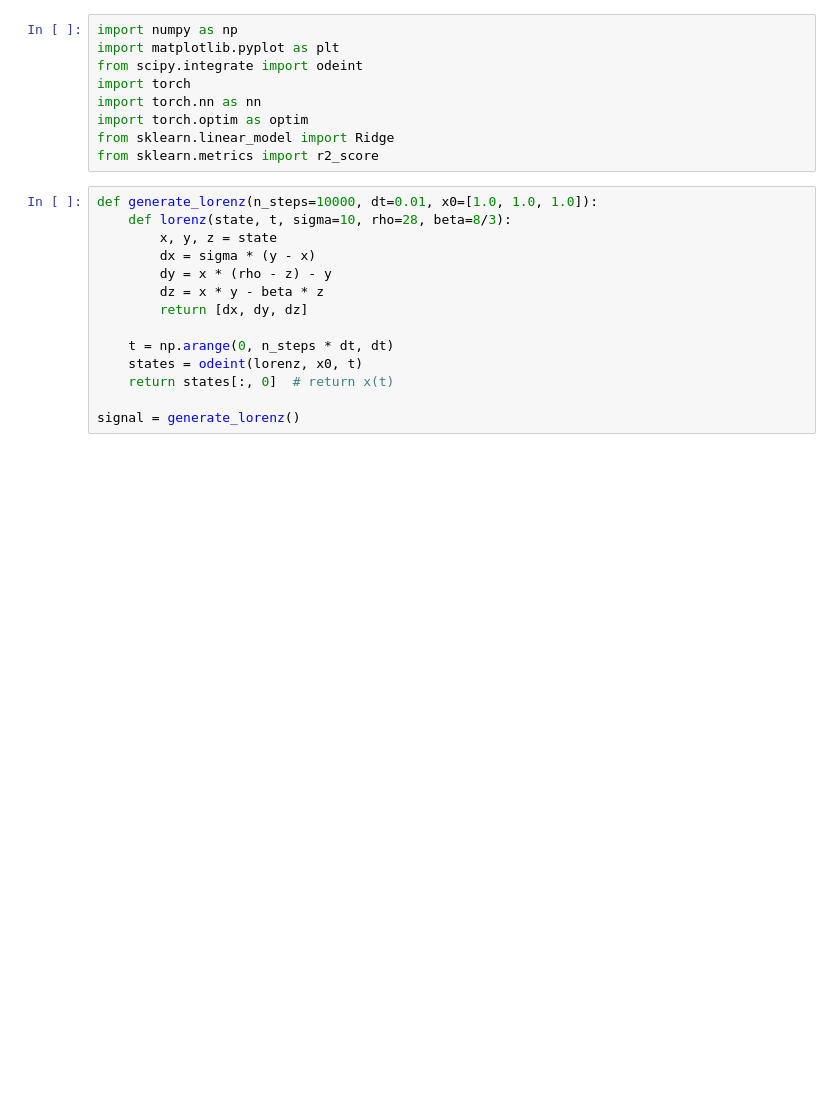
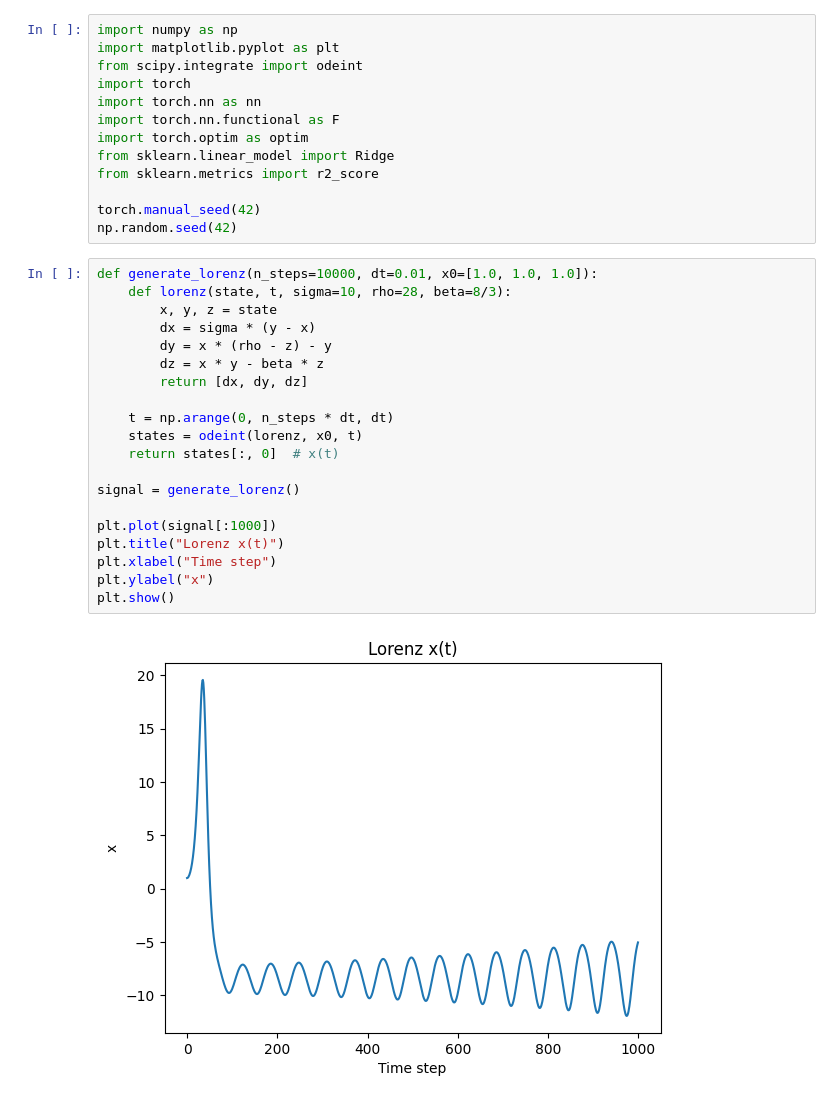
Before and after one commit to abeersethia/CCM_EEG, a Jupyter notebook: LinearVNonLinear_LorenzAttractorReconstruction_Final.ipynb, the cells around one changed output. Saved outputs shown, nothing was run; the diff lists cells and outputs as text; blank space fills up the shorter version.

```diff
--- a/LinearVNonLinear_LorenzAttractorReconstruction_Final.ipynb
+++ b/LinearVNonLinear_LorenzAttractorReconstruction_Final.ipynb
@@ -6,23 +6,35 @@ import matplotlib.pyplot as plt
 from scipy.integrate import odeint
 import torch
 import torch.nn as nn
+import torch.nn.functional as F
 import torch.optim as optim
 from sklearn.linear_model import Ridge
 from sklearn.metrics import r2_score
+
+torch.manual_seed(42)
+np.random.seed(42)
 # %%
 def generate_lorenz(n_steps=10000, dt=0.01, x0=[1.0, 1.0, 1.0]):
     def lorenz(state, t, sigma=10, rho=28, beta=8/3):
         x, y, z = state
         dx = sigma * (y - x)
         dy = x * (rho - z) - y
         dz = x * y - beta * z
         return [dx, dy, dz]
 
     t = np.arange(0, n_steps * dt, dt)
     states = odeint(lorenz, x0, t)
-    return states[:, 0]  # return x(t)
+    return states[:, 0]  # x(t)
 
 signal = generate_lorenz()
+
+plt.plot(signal[:1000])
+plt.title("Lorenz x(t)")
+plt.xlabel("Time step")
+plt.ylabel("x")
+plt.show()
+# %% [output]
+[figure, added]
 # %%
 def build_hankel(signal, T):
     return np.array([signal[i:i+T] for i in range(len(signal) - T)])
```
Also changed, not shown: parts of 8 cells of this notebook.
